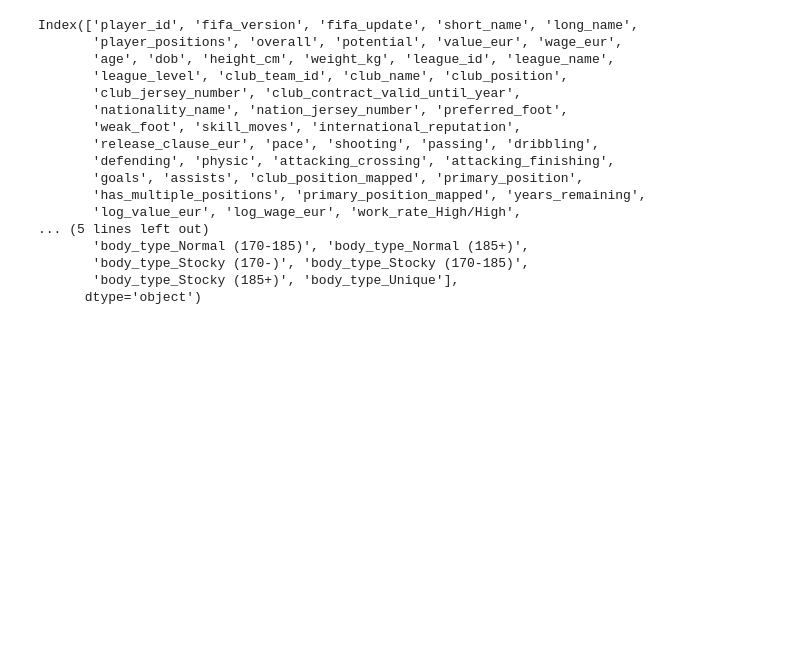
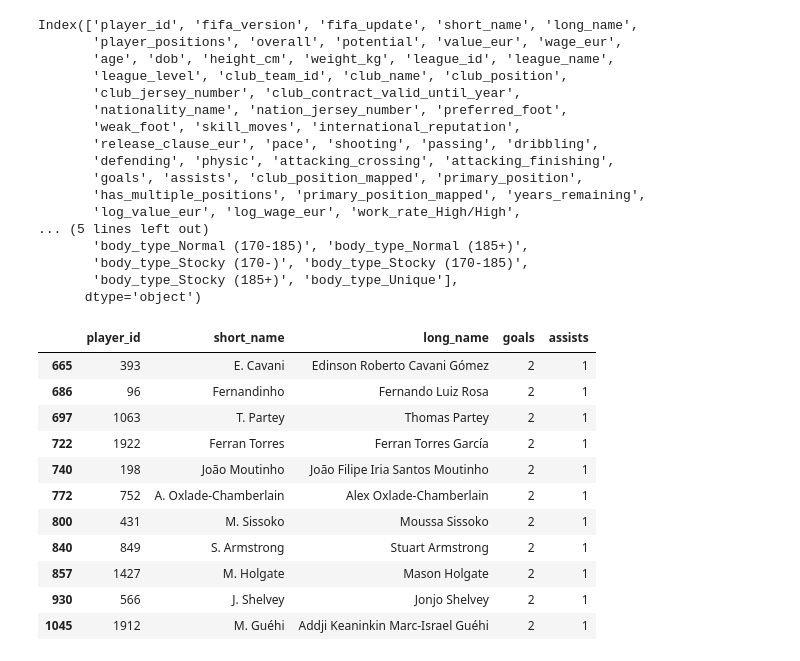
Before and after one commit to JonathonLeiding/fifa-score-analysis, a Jupyter notebook: jup_notebooks/cleaning_data.ipynb, the cells around one changed output. Saved outputs shown, nothing was run; the diff lists cells and outputs as text; code cells hidden in the pictures; blank space fills up the shorter version.

```diff
--- a/jup_notebooks/cleaning_data.ipynb
+++ b/jup_notebooks/cleaning_data.ipynb
@@ -1374,6 +1374,18 @@ df[df['long_name'].str.lower().str.contains('fred')][['player_id', 'short_name',
 | 4796 | 159145.0 | B. Gomis | Bafétimbi Fredius Gomis | Swansea City | 16 | 6 | 0 |
 | 5378 | 139062.0 | W. Caballero | Wilfredo Daniel Caballero | Manchester City | 15 | 0 | 0 |
 | 5405 | 159145.0 | B. Gomis | Bafétimbi Fredius Gomis | Swansea City | 15 | 7 | 0 |
+# %%
+df.loc[2843, ['goals', 'assists']] = [0,0]
+df.loc[2843, ['goals', 'assists']] = [0,0]
+df.loc[1585, ['goals', 'assists']] = [0,0]
+df.loc[1725, ['goals', 'assists']] = [0,0]
+df.loc[1228, ['goals', 'assists']] = [0,0]
+df.loc[1017, ['goals', 'assists']] = [0,0]
+df.loc[910, ['goals', 'assists']] = [0,0]
+df.loc[633, ['goals', 'assists']] = [0,0]
+df.loc[486, ['goals', 'assists']] = [0,0]
+df.loc[466, ['goals', 'assists']] = [0,0]
+df.loc[312, ['goals', 'assists']] = [0,0]
 # %%
 df[df['long_name'].str.lower().str.contains('rodri')][['player_id', 'short_name', 'long_name', 'club_name', 'fifa_version', 'goals', 'assists']]
 # %% [output]
@@ -1964,6 +1976,21 @@ Index(['player_id', 'fifa_version', 'fifa_update', 'short_name', 'long_name',
        'body_type_Stocky (170-)', 'body_type_Stocky (170-185)',
        'body_type_Stocky (185+)', 'body_type_Unique'],
       dtype='object')
+# %%
+df[(df['fifa_version']==22) & (df['goals'] == 2) & (df['assists'] == 1)][['player_id', 'short_name', 'long_name', 'goals', 'assists']]
+# %% [output]
+|  | player_id | short_name | long_name | goals | assists |
+| 665 | 393 | E. Cavani | Edinson Roberto Cavani Gómez | 2 | 1 |
+| 686 | 96 | Fernandinho | Fernando Luiz Rosa | 2 | 1 |
+| 697 | 1063 | T. Partey | Thomas Partey | 2 | 1 |
+| 722 | 1922 | Ferran Torres | Ferran Torres García | 2 | 1 |
+| 740 | 198 | João Moutinho | João Filipe Iria Santos Moutinho | 2 | 1 |
+| 772 | 752 | A. Oxlade-Chamberlain | Alex Oxlade-Chamberlain | 2 | 1 |
+| 800 | 431 | M. Sissoko | Moussa Sissoko | 2 | 1 |
+| 840 | 849 | S. Armstrong | Stuart Armstrong | 2 | 1 |
+| 857 | 1427 | M. Holgate | Mason Holgate | 2 | 1 |
+| 930 | 566 | J. Shelvey | Jonjo Shelvey | 2 | 1 |
+| 1045 | 1912 | M. Guéhi | Addji Keaninkin Marc-Israel Guéhi | 2 | 1 |
 # %%
 use_cols = ['player_id', 'fifa_version',
        'overall', 'potential',
```
Also changed, not shown: 1 other file.
